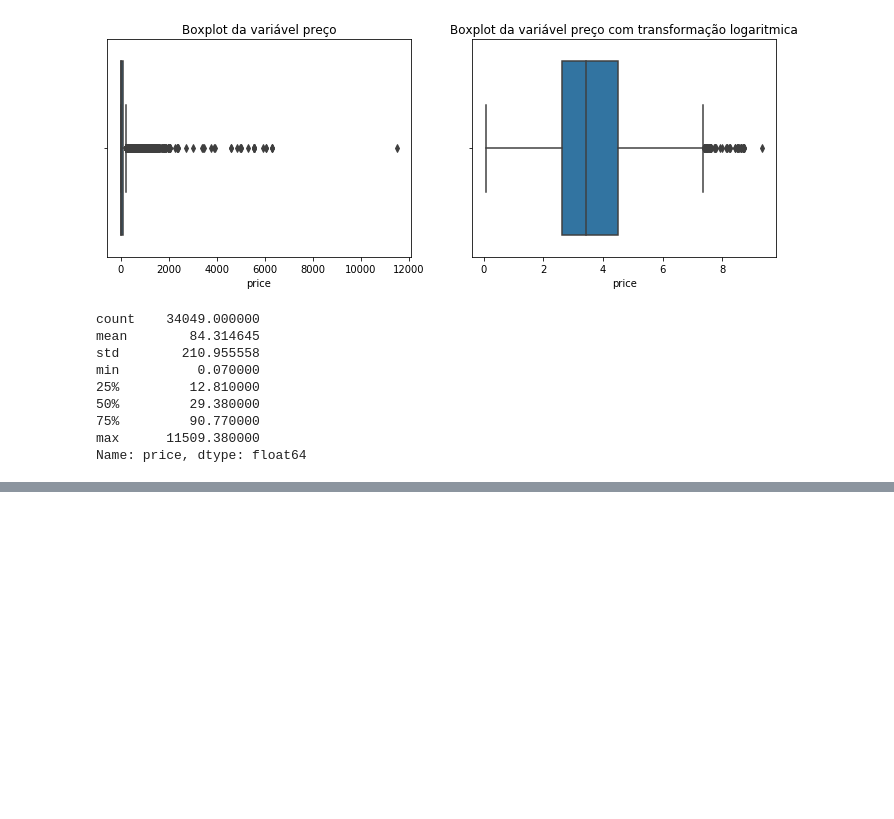
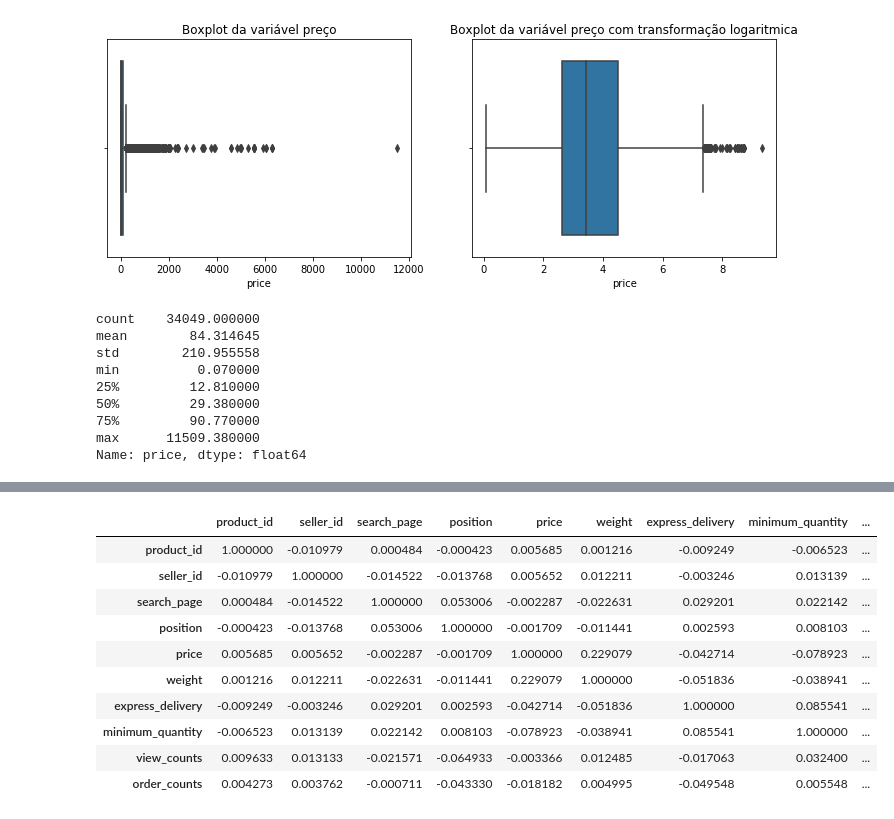
Before and after one commit to natyminski/Teste-Elo-7, a Jupyter notebook: Teste Elo 7.ipynb, the cells around one changed output, grey strips where cells are left out. Saved outputs shown, nothing was run; the diff lists cells and outputs as text; code cells hidden in the pictures; blank space fills up the shorter version.

```diff
--- a/Teste Elo 7.ipynb
+++ b/Teste Elo 7.ipynb
@@ -486,0 +538,14 @@ ax = sns.catplot(x='category', y='weight',data=dados, aspect=2, height=3.8)
+# %%
+dados.corr()
+# %% [output]
+|  | product_id | seller_id | search_page | position | price | weight | express_delivery | minimum_quantity | ... |
+| product_id | 1.000000 | -0.010979 | 0.000484 | -0.000423 | 0.005685 | 0.001216 | -0.009249 | -0.006523 | ... |
+| seller_id | -0.010979 | 1.000000 | -0.014522 | -0.013768 | 0.005652 | 0.012211 | -0.003246 | 0.013139 | ... |
+| search_page | 0.000484 | -0.014522 | 1.000000 | 0.053006 | -0.002287 | -0.022631 | 0.029201 | 0.022142 | ... |
+| position | -0.000423 | -0.013768 | 0.053006 | 1.000000 | -0.001709 | -0.011441 | 0.002593 | 0.008103 | ... |
+| price | 0.005685 | 0.005652 | -0.002287 | -0.001709 | 1.000000 | 0.229079 | -0.042714 | -0.078923 | ... |
+| weight | 0.001216 | 0.012211 | -0.022631 | -0.011441 | 0.229079 | 1.000000 | -0.051836 | -0.038941 | ... |
+| express_delivery | -0.009249 | -0.003246 | 0.029201 | 0.002593 | -0.042714 | -0.051836 | 1.000000 | 0.085541 | ... |
+| minimum_quantity | -0.006523 | 0.013139 | 0.022142 | 0.008103 | -0.078923 | -0.038941 | 0.085541 | 1.000000 | ... |
+| view_counts | 0.009633 | 0.013133 | -0.021571 | -0.064933 | -0.003366 | 0.012485 | -0.017063 | 0.032400 | ... |
+| order_counts | 0.004273 | 0.003762 | -0.000711 | -0.043330 | -0.018182 | 0.004995 | -0.049548 | 0.005548 | ... |
```
Also changed, not shown: parts of 34 cells of this notebook.
